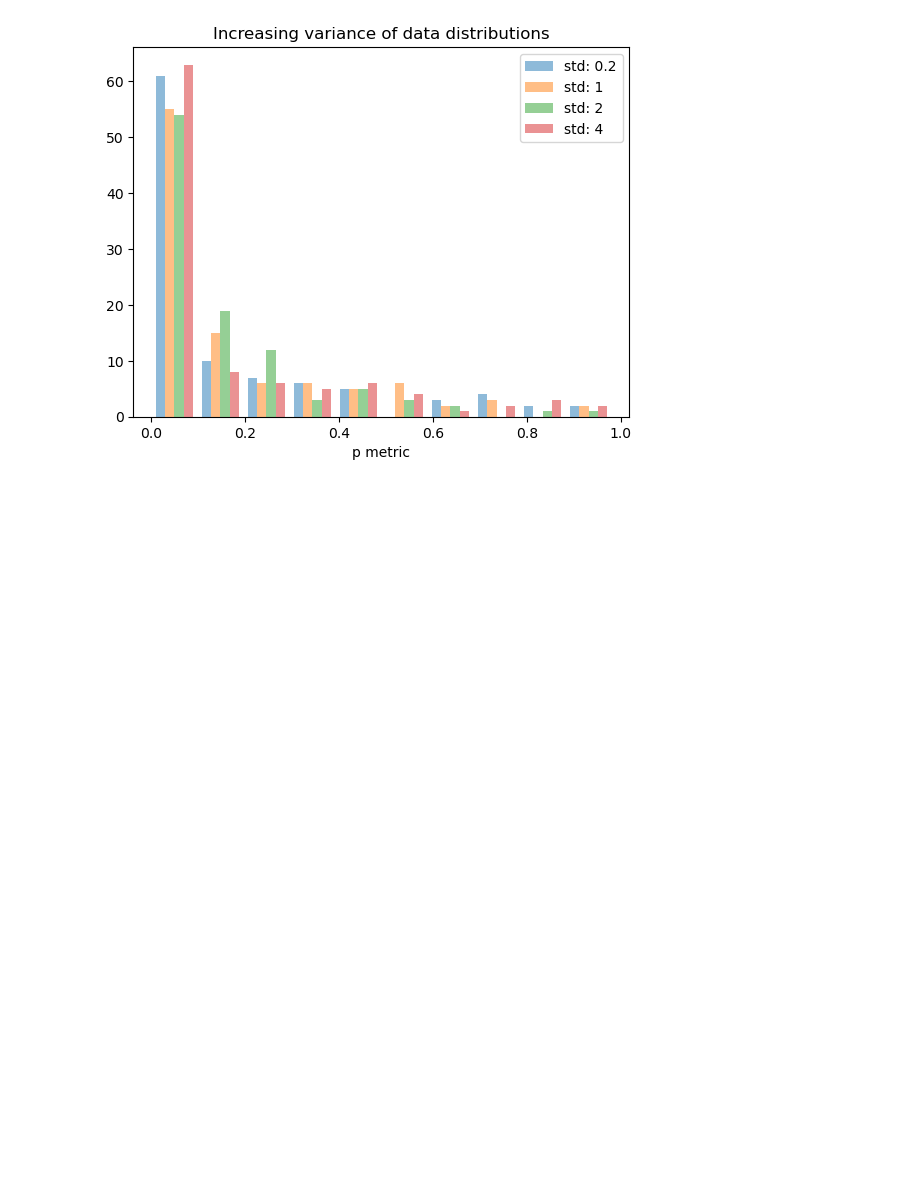
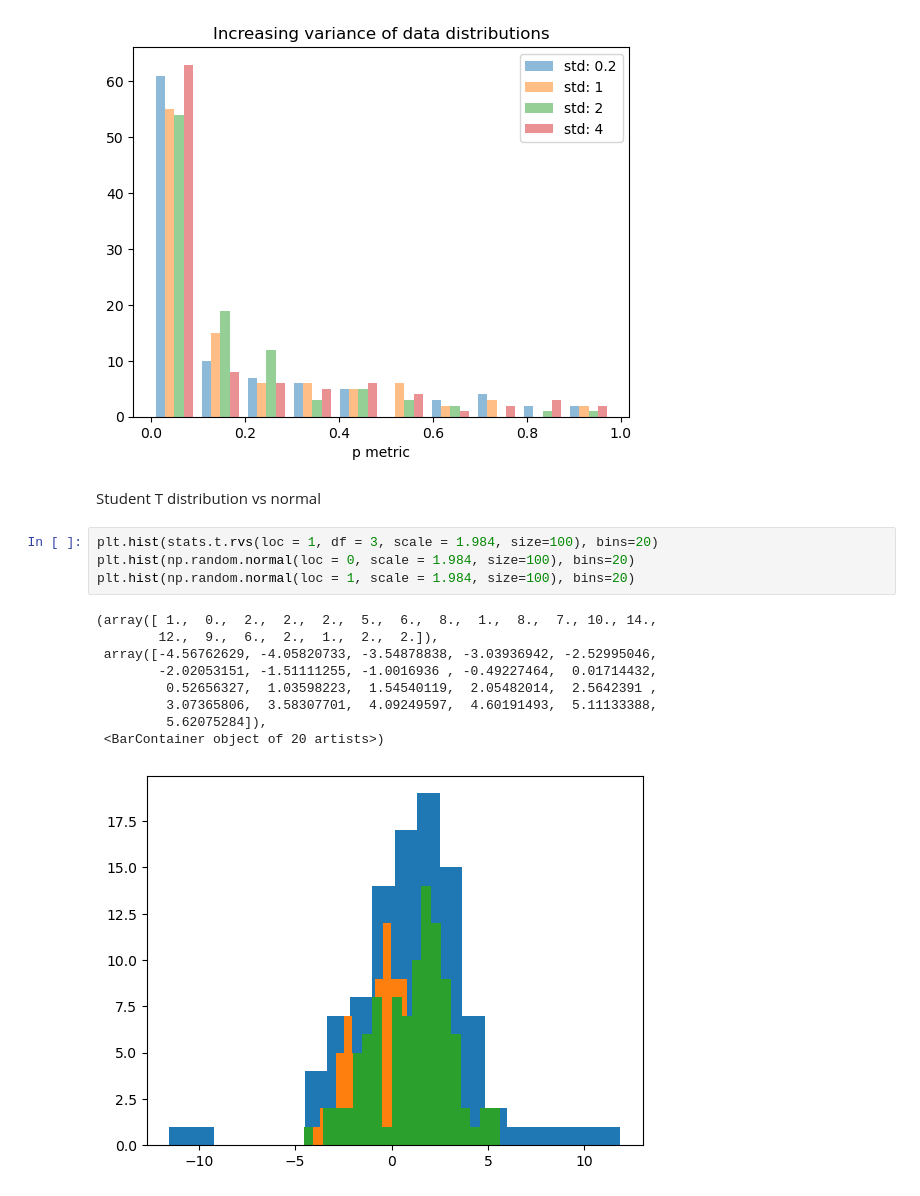
Before and after one commit to mirhnius/p-value_discrepancy_metric, a Jupyter notebook: simulations/bootstrap_sm.ipynb, the cells around one changed output. Cells and saved outputs as stored; diff of their text form; blank space fills up the shorter version.

```diff
--- a/simulations/bootstrap_sm.ipynb
+++ b/simulations/bootstrap_sm.ipynb
@@ -146,3 +152,19 @@ for (i, p) in enumerate(groups):
 [figure]
 [figure]
 [figure]
+# %% [markdown]
+Student T distribution vs normal
+# %%
+plt.hist(stats.t.rvs(loc = 1, df = 3, scale = 1.984, size=100), bins=20)
+plt.hist(np.random.normal(loc = 0, scale = 1.984, size=100), bins=20)
+plt.hist(np.random.normal(loc = 1, scale = 1.984, size=100), bins=20)
+# %% [output]
+(array([ 1.,  0.,  2.,  2.,  2.,  5.,  6.,  8.,  1.,  8.,  7., 10., 14.,
+        12.,  9.,  6.,  2.,  1.,  2.,  2.]),
+ array([-4.56762629, -4.05820733, -3.54878838, -3.03936942, -2.52995046,
+        -2.02053151, -1.51111255, -1.0016936 , -0.49227464,  0.01714432,
+         0.52656327,  1.03598223,  1.54540119,  2.05482014,  2.5642391 ,
+         3.07365806,  3.58307701,  4.09249597,  4.60191493,  5.11133388,
+         5.62075284]),
+ <BarContainer object of 20 artists>)
+[figure, added]
```
Also changed, not shown: parts of 13 cells of this notebook, 1 other file.
